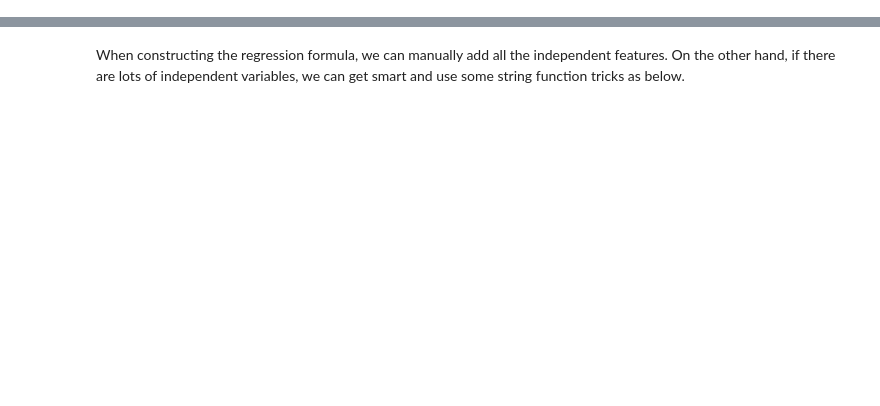
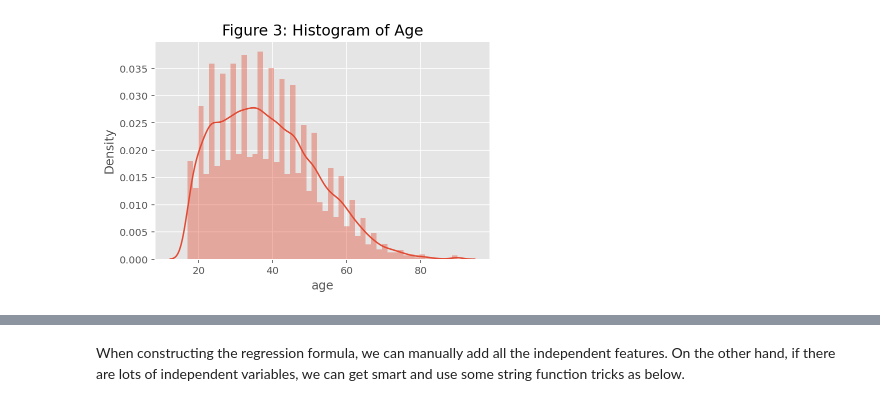
Before and after one commit to Jobi060704/Predicting-Diamond-Prices-RMIT, a Jupyter notebook: regression_case_study_predicting_age_in_census_data.ipynb, the cells around one changed output, grey strips where cells are left out. Saved outputs shown, nothing was run; the diff lists cells and outputs as text; code cells hidden in the pictures; blank space fills up the shorter version.

```diff
--- a/regression_case_study_predicting_age_in_census_data.ipynb
+++ b/regression_case_study_predicting_age_in_census_data.ipynb
@@ -0,0 +498,6 @@
+# %%
+# get a histogram of age with kernel density estimate
+sns.distplot(data['age'], kde = True).set_title('Figure 3: Histogram of Age', fontsize = 15)
+plt.show();
+# %% [output]
+[figure, added]
```
Also changed, not shown: parts of 79 cells of this notebook.
